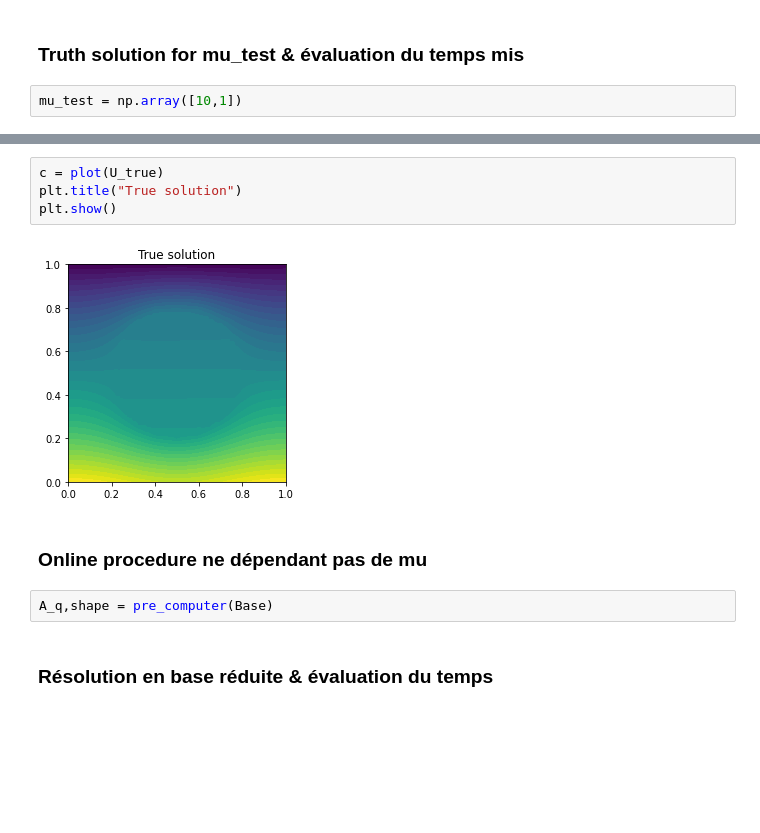
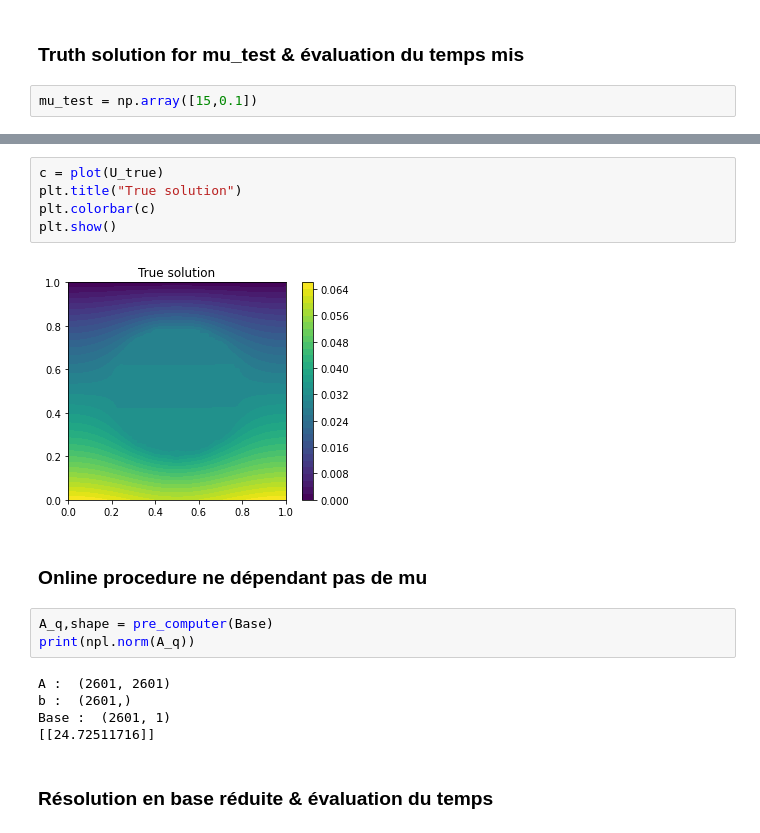
Before and after one commit to pjbenard/-4GMM-CRMB, a Jupyter notebook: Code_Python/POD-Fenics-propre.ipynb, the cells around one changed output, grey strips where cells are left out. Saved outputs shown, nothing was run; the diff lists cells and outputs as text; blank space fills up the shorter version.

```diff
--- a/Code_Python/POD-Fenics-propre.ipynb
+++ b/Code_Python/POD-Fenics-propre.ipynb
@@ -264,7 +249,7 @@ print(np.shape(Base))
 # %% [markdown]
 ### Truth solution for mu_test & évaluation du temps mis
 # %%
-mu_test = np.array([10,1])
+mu_test = np.array([15,0.1])
 # %%
 %%time
 
@@ -275,13 +260,20 @@ Wall time: 1.59 s
 # %%
 c = plot(U_true)
 plt.title("True solution")
+plt.colorbar(c)
 plt.show()
 # %% [output]
-[figure, old version]
+[figure, new version]
 # %% [markdown]
 ### Online procedure ne dépendant pas de mu
 # %%
 A_q,shape = pre_computer(Base)
+print(npl.norm(A_q))
+# %% [output]
+A :  (2601, 2601)
+b :  (2601,)
+Base :  (2601, 1)
+[[24.72511716]]
 # %% [markdown]
 ### Résolution en base réduite & évaluation du temps
 # %%
```
Also changed, not shown: parts of 7 cells of this notebook, 1 other file.
